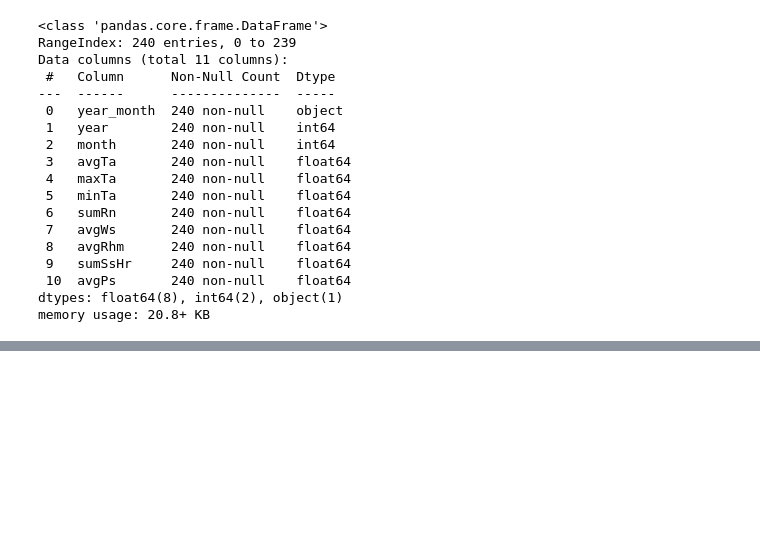
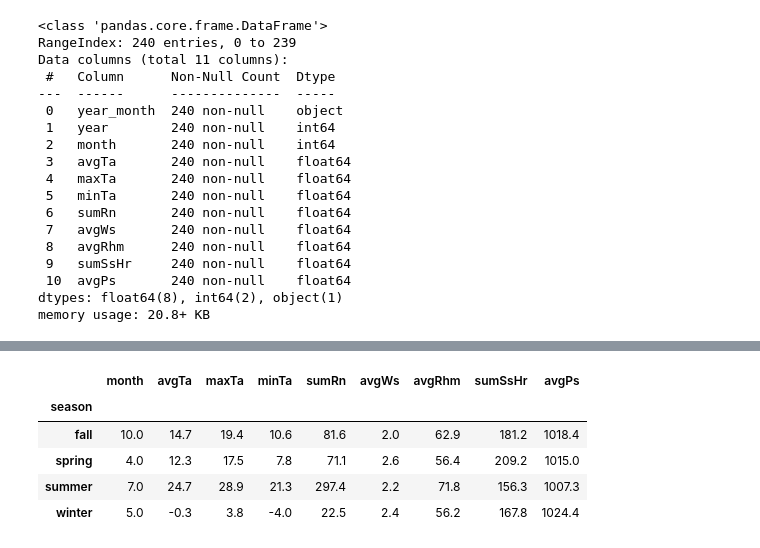
Before and after one commit to kyungjaecheong/Seoul-FP-Weather, a Jupyter notebook: data/csv/seoul-weather.ipynb, the cells around one changed output, grey strips where cells are left out. Cells and saved outputs as stored; diff of their text form; code cells hidden in the pictures; blank space fills up the shorter version.

```diff
--- a/data/csv/seoul-weather.ipynb
+++ b/data/csv/seoul-weather.ipynb
@@ -176,0 +218,11 @@ memory usage: 20.8+ KB
+# %%
+# 계절별 평균 데이터 생성을 위한 group by
+ayv2 = ayv1.groupby(by='season').mean().round(1)
+ayv2
+# %% [output]
+|  | month | avgTa | maxTa | minTa | sumRn | avgWs | avgRhm | sumSsHr | avgPs |
+| season |  |  |  |  |  |  |  |  |  |
+| fall | 10.0 | 14.7 | 19.4 | 10.6 | 81.6 | 2.0 | 62.9 | 181.2 | 1018.4 |
+| spring | 4.0 | 12.3 | 17.5 | 7.8 | 71.1 | 2.6 | 56.4 | 209.2 | 1015.0 |
+| summer | 7.0 | 24.7 | 28.9 | 21.3 | 297.4 | 2.2 | 71.8 | 156.3 | 1007.3 |
+| winter | 5.0 | -0.3 | 3.8 | -4.0 | 22.5 | 2.4 | 56.2 | 167.8 | 1024.4 |
```
Also changed, not shown: parts of 7 cells of this notebook, 7 other files.
